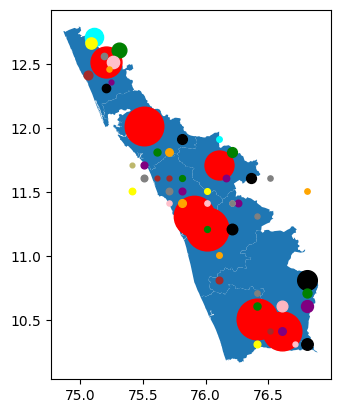
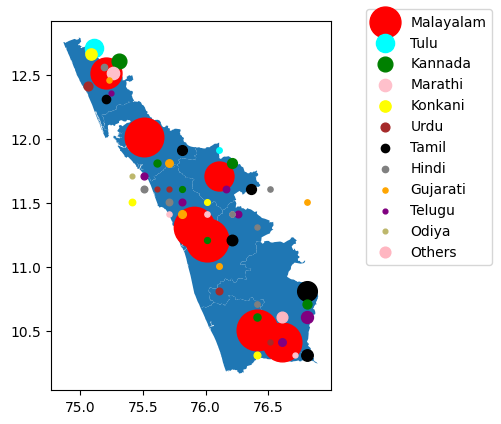
Code edit (unified diff) that turned the first committed figure into the second:
--- before
+++ after
@@ -1,2 +1,4 @@
+seen_languages = set()
+
 fig, ax = plt.subplots()
 #kerala = districts[(districts["NAME_1"] =="Kerala") & (districts["NAME_2"].isin(upper_half_districts))]
@@ -11,8 +13,18 @@
         # create the scatterplot
         lang = row["language"]
+        ## checking if this is a new language 
+        if lang not in seen_languages:
+            seen_languages.add(lang)
+            label = lang
+        else: 
+            label = "" 
+            
+        
         color = color_map[lang]
-
         longitude = row["longitude"]
         latitude = row["latitude"]
         speakers = row["speakers"]
-        ax.scatter(longitude + .01, latitude + .01, s=np.sqrt(speakers) * .5, color=color, label=lang)
+
+        ax.scatter(longitude + .01, latitude + .01, s=np.sqrt(speakers) * .5, color=color, label=label)
+
+ax.legend(bbox_to_anchor=(1.1, 1.05))

Commit: Add files via upload